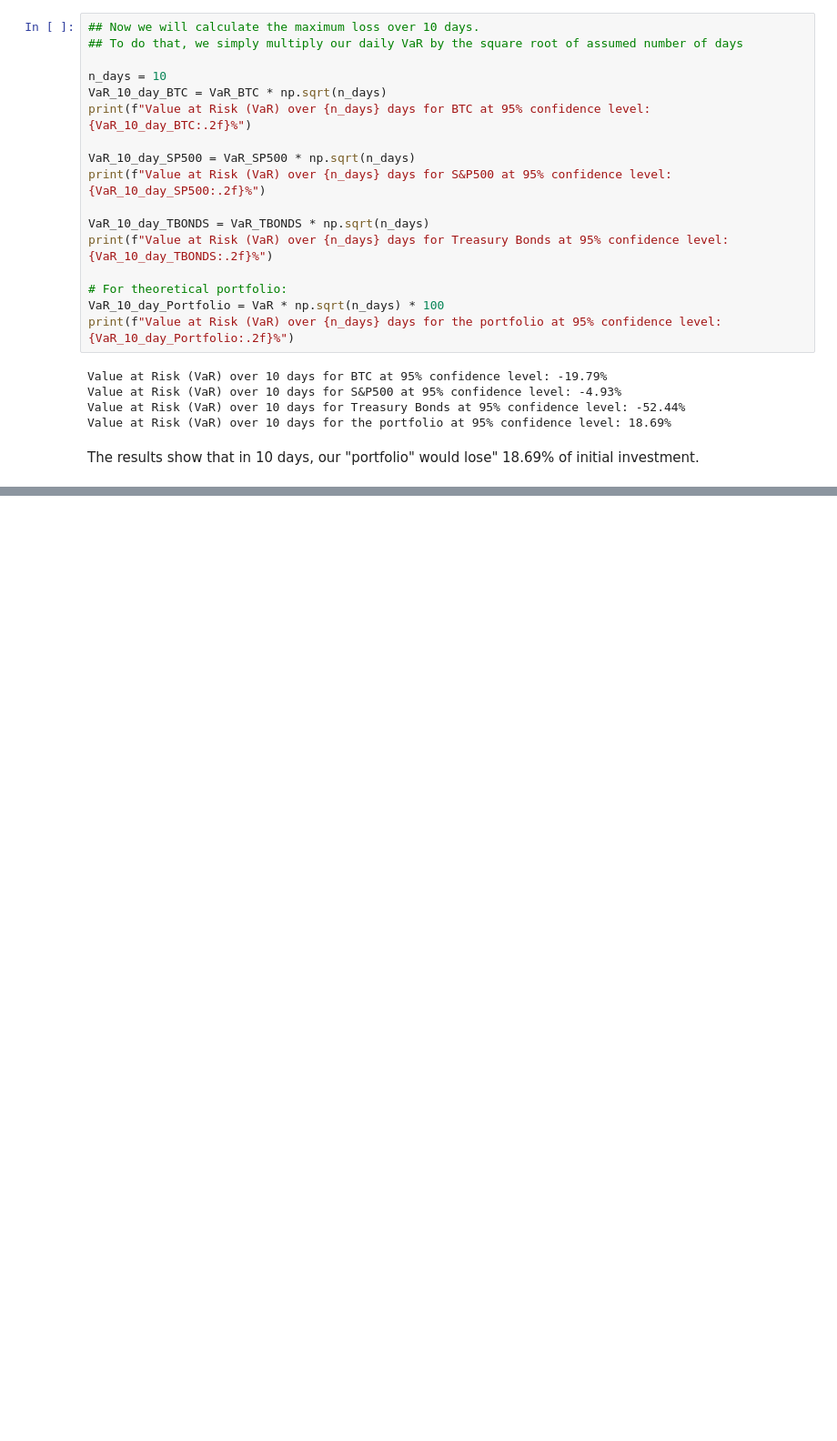
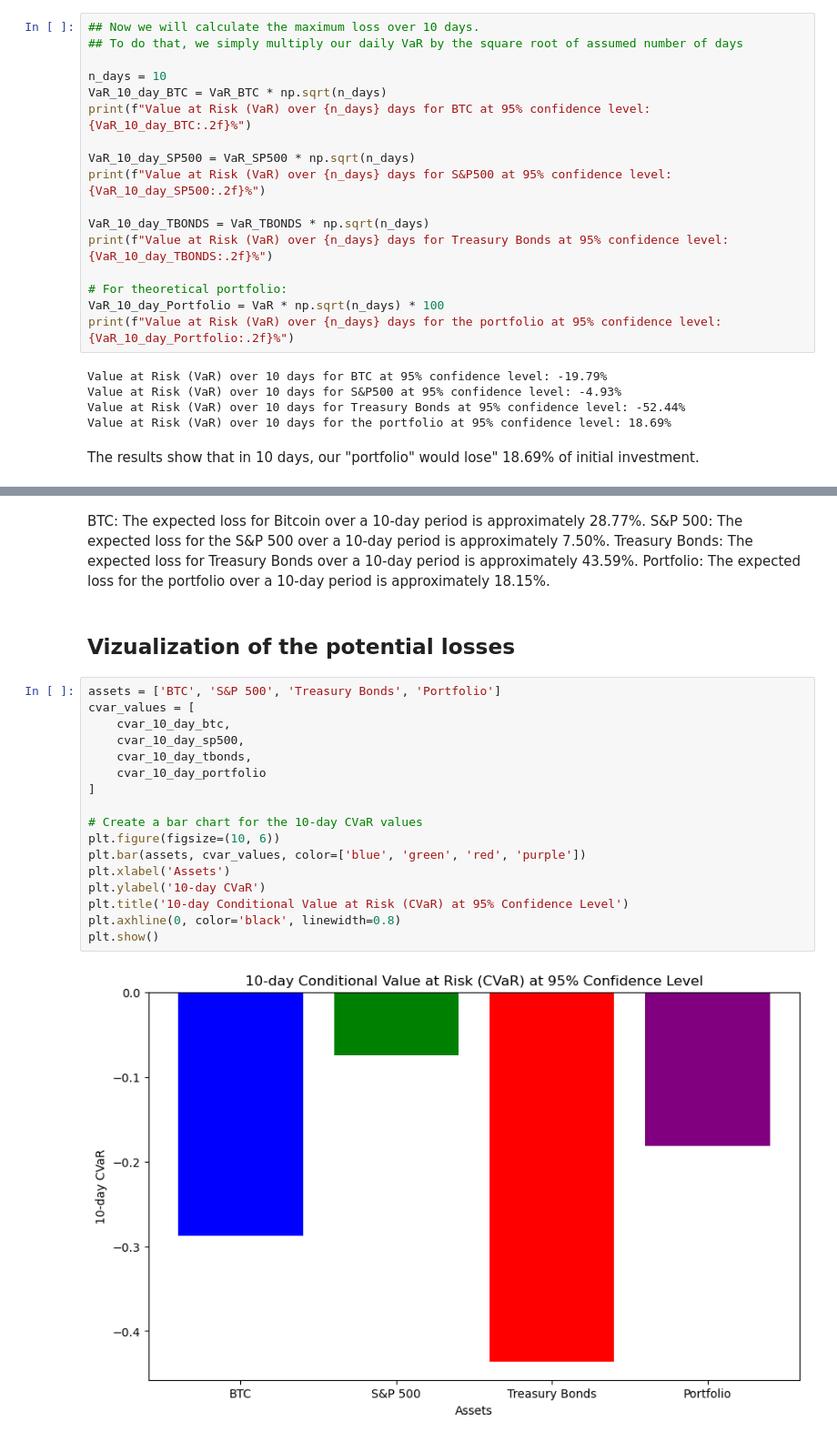
Before and after one commit to IlyaSshnip/RR_project, a Jupyter notebook: VaR+CVaR.ipynb, the cells around one changed output, grey strips where cells are left out. Shown at 91% size. Saved outputs shown, nothing was run; the diff lists cells and outputs as text; blank space fills up the shorter version.

```diff
--- a/VaR+CVaR.ipynb
+++ b/VaR+CVaR.ipynb
@@ -1759,0 +1892,26 @@ The results show that in 10 days, our "portfolio" would lose" 18.69% of initial
+# %% [markdown]
+BTC: The expected loss for Bitcoin over a 10-day period is approximately 28.77%.
+S&P 500: The expected loss for the S&P 500 over a 10-day period is approximately 7.50%.
+Treasury Bonds: The expected loss for Treasury Bonds over a 10-day period is approximately 43.59%.
+Portfolio: The expected loss for the portfolio over a 10-day period is approximately 18.15%.
+# %% [markdown]
+## Vizualization of the potential losses
+# %%
+assets = ['BTC', 'S&P 500', 'Treasury Bonds', 'Portfolio']
+cvar_values = [
+    cvar_10_day_btc,
+    cvar_10_day_sp500,
+    cvar_10_day_tbonds,
+    cvar_10_day_portfolio
+]
+
+# Create a bar chart for the 10-day CVaR values
+plt.figure(figsize=(10, 6))
+plt.bar(assets, cvar_values, color=['blue', 'green', 'red', 'purple'])
+plt.xlabel('Assets')
+plt.ylabel('10-day CVaR')
+plt.title('10-day Conditional Value at Risk (CVaR) at 95% Confidence Level')
+plt.axhline(0, color='black', linewidth=0.8)
+plt.show()
+# %% [output]
+[figure, added]
```
Also changed, not shown: parts of 33 cells of this notebook.
